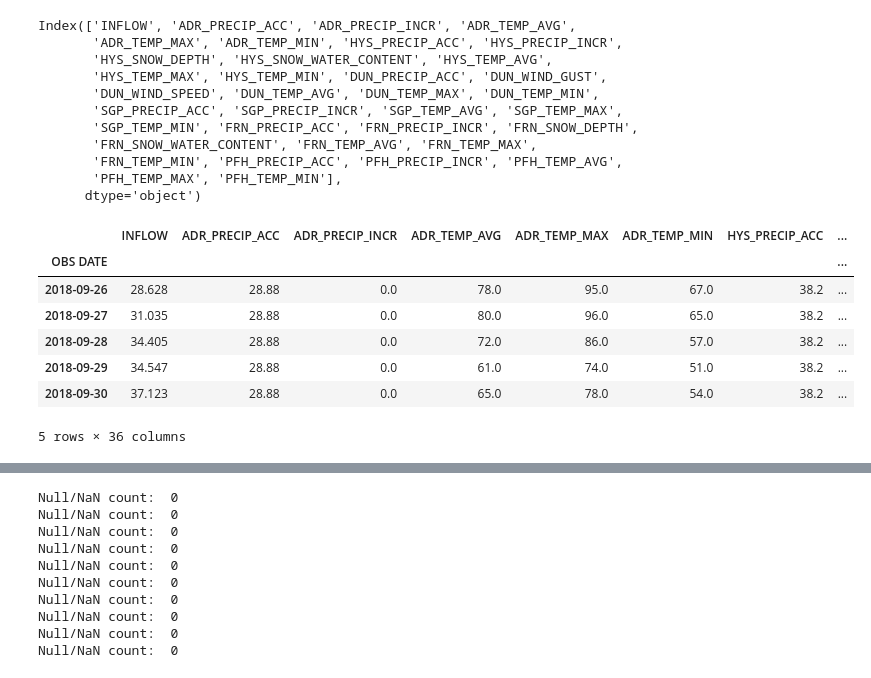
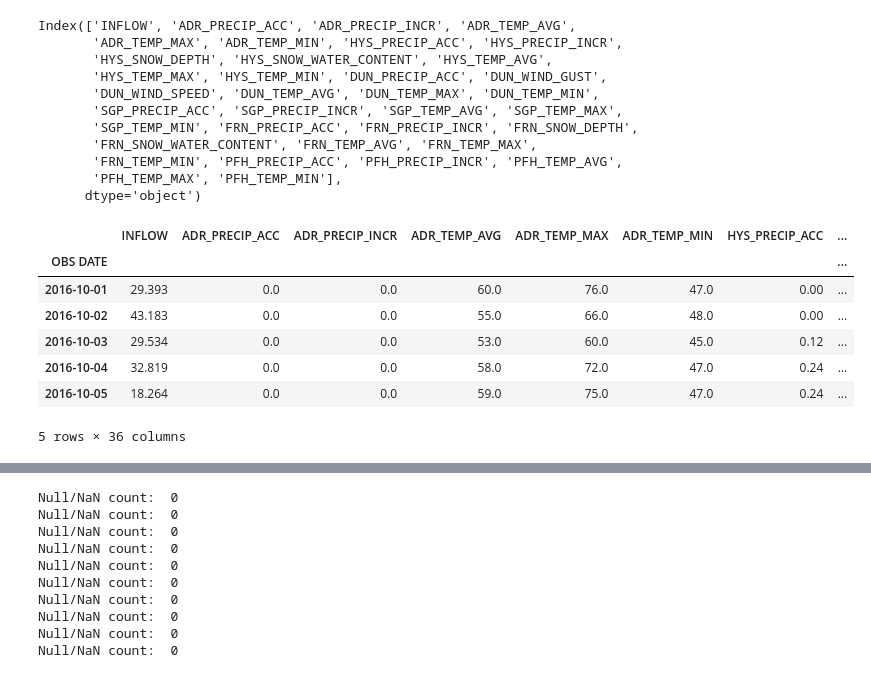
Before and after one commit to lauren-alexandra/basin-inflow-dnn, a Jupyter notebook: weather-informed-reservoir-operation.ipynb, the cells around one changed output, grey strips where cells are left out. Cells and saved outputs as stored; diff of their text form; code cells hidden in the pictures.

```diff
--- a/weather-informed-reservoir-operation.ipynb
+++ b/weather-informed-reservoir-operation.ipynb
@@ -808,14 +803,14 @@ Index(['INFLOW', 'ADR_PRECIP_ACC', 'ADR_PRECIP_INCR', 'ADR_TEMP_AVG',
 # %%
 # A California Water Year starts in October and ends in September
 
-INFLOW_WATER_YEAR_2017 = RES_BASIN_INFLOW.loc['2017-10-01':'2018-09-30']
-INFLOW_WATER_YEAR_2017.tail()
+INFLOW_WATER_YEAR_2016_2018 = RES_BASIN_INFLOW.loc['2016-10-01':'2018-09-30']
+INFLOW_WATER_YEAR_2016_2018.head()
 # %% [output]
 |  | INFLOW | ADR_PRECIP_ACC | ADR_PRECIP_INCR | ADR_TEMP_AVG | ADR_TEMP_MAX | ADR_TEMP_MIN | HYS_PRECIP_ACC | ... |
 | OBS DATE |  |  |  |  |  |  |  | ... |
-| 2018-09-26 | 28.628 | 28.88 | 0.0 | 78.0 | 95.0 | 67.0 | 38.2 | ... |
-| 2018-09-27 | 31.035 | 28.88 | 0.0 | 80.0 | 96.0 | 65.0 | 38.2 | ... |
-| 2018-09-28 | 34.405 | 28.88 | 0.0 | 72.0 | 86.0 | 57.0 | 38.2 | ... |
-| 2018-09-29 | 34.547 | 28.88 | 0.0 | 61.0 | 74.0 | 51.0 | 38.2 | ... |
-| 2018-09-30 | 37.123 | 28.88 | 0.0 | 65.0 | 78.0 | 54.0 | 38.2 | ... |
+| 2016-10-01 | 29.393 | 0.0 | 0.0 | 60.0 | 76.0 | 47.0 | 0.00 | ... |
+| 2016-10-02 | 43.183 | 0.0 | 0.0 | 55.0 | 66.0 | 48.0 | 0.00 | ... |
+| 2016-10-03 | 29.534 | 0.0 | 0.0 | 53.0 | 60.0 | 45.0 | 0.12 | ... |
+| 2016-10-04 | 32.819 | 0.0 | 0.0 | 58.0 | 72.0 | 47.0 | 0.24 | ... |
+| 2016-10-05 | 18.264 | 0.0 | 0.0 | 59.0 | 75.0 | 47.0 | 0.24 | ... |
 5 rows × 36 columns
```
Also changed, not shown: parts of 31 cells of this notebook.
